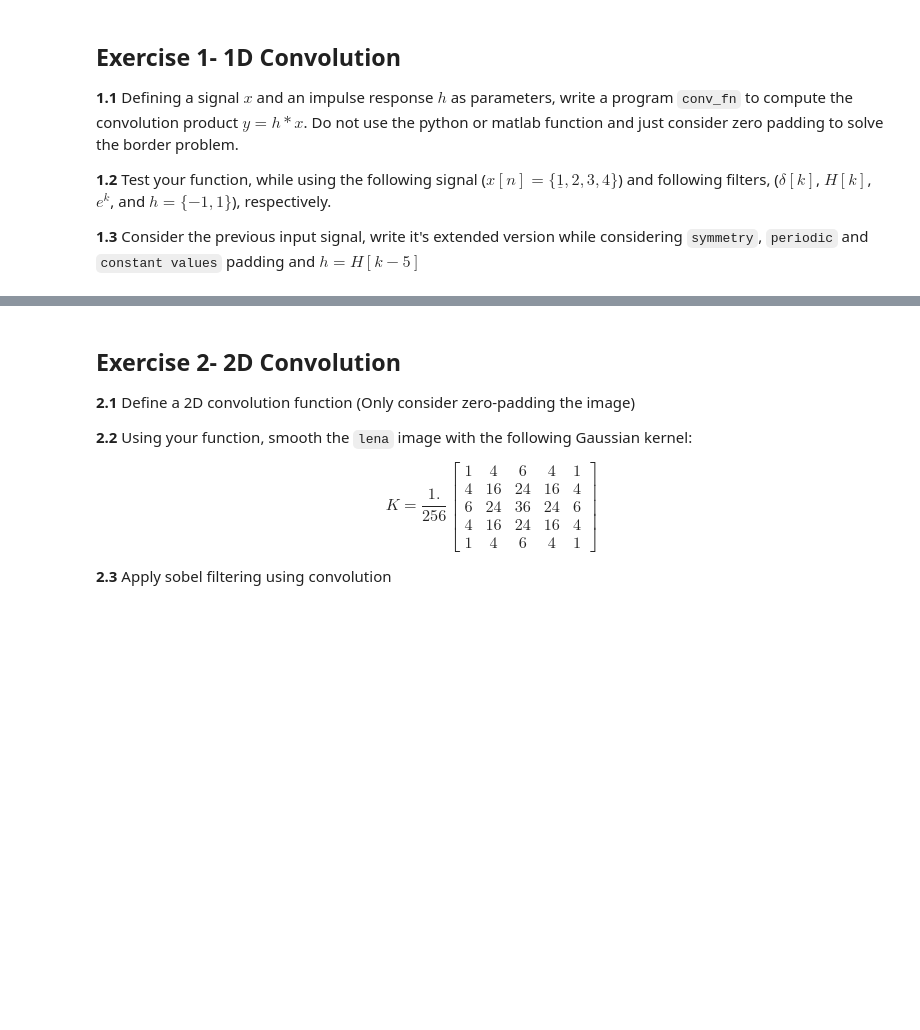
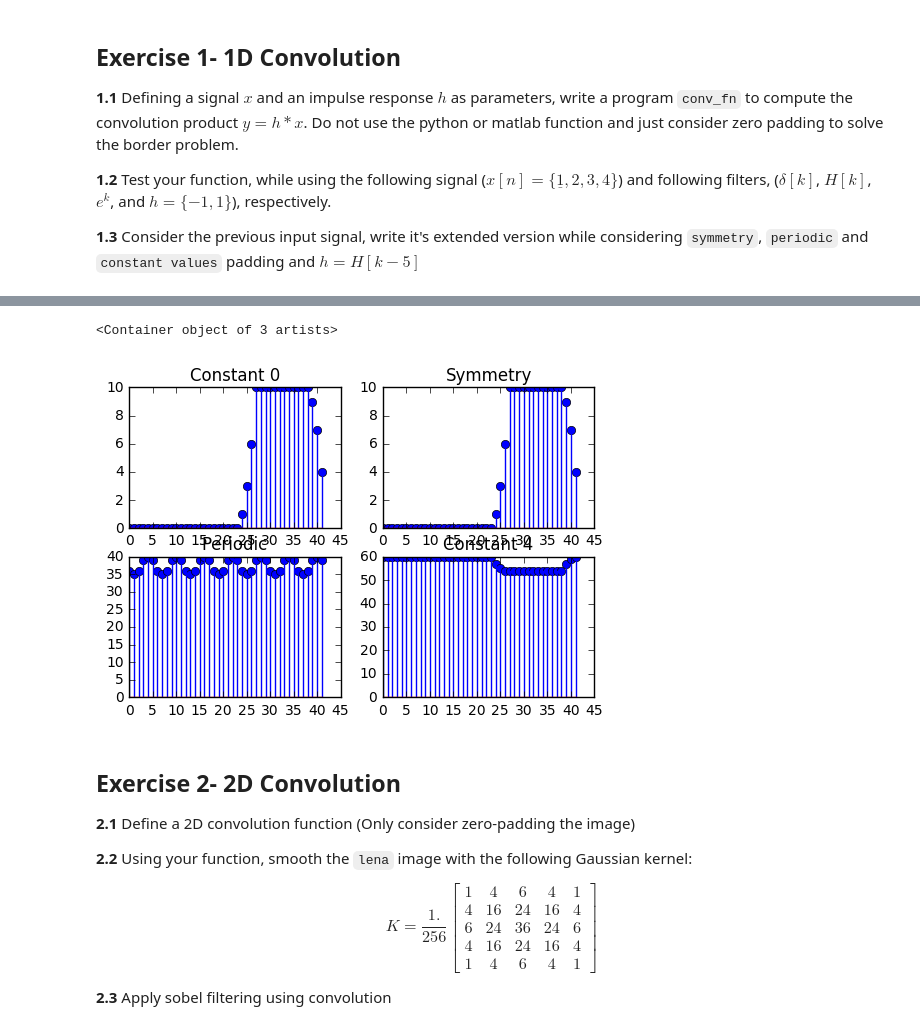
Before and after one commit to swagh1611/DSP-TP-1617, a Jupyter notebook: Lab3/python/Lab3.ipynb, the cells around one changed output, grey strips where cells are left out. Drawn from its saved outputs; the diff is of its cells as text; code cells hidden in the pictures; blank space fills up the shorter version.

```diff
--- a/Lab3/python/Lab3.ipynb
+++ b/Lab3/python/Lab3.ipynb
@@ -100,3 +111,47 @@ print y
+# %%
+#inlcuding padding
+def conv_fn_new(h, x, padding="constant", const_value=0):
+
+    if(padding is "symmmetry"):
+        x = np.pad(x, h.shape[0]-1, "symmetric")
+    elif(padding is "periodic"):
+        x = np.pad(x, h.shape[0]-1, "reflect")
+    else:
+        x = np.pad(x, h.shape[0]-1, 'constant', constant_values=const_value)
+
+
+    y = np.zeros(x.shape)
+
+    for n in range(y.shape[0]):
+        for k in np.arange(h.shape[0]):
+                y[n] += h[k] * x[n-k]
+
+    return y
+x = np.array([1,2,3,4])
+
+h = step(5, 20)
+
+y1 = conv_fn_new(h, x)
+y2 = conv_fn_new(h, x, "symmetry")
+y3 = conv_fn_new(h, x, "periodic")
+y4 = conv_fn_new(h, x, "constant", 4)
+
+plt.figure()
+plt.subplot(2,2,1)
+plt.title("Constant 0")
+plt.stem(y1)
+plt.subplot(2,2,2)
+plt.title("Symmetry")
+plt.stem(y2)
+plt.subplot(2,2,3)
+plt.title("Periodic")
+plt.stem(y3)
+plt.subplot(2,2,4)
+plt.title("Constant 4")
+plt.stem(y4)
+# %% [output]
+<Container object of 3 artists>
+[figure, added]
 # %% [markdown]
 ## Exercise 2- 2D Convolution
 
```
Also changed, not shown: parts of 10 cells of this notebook.
